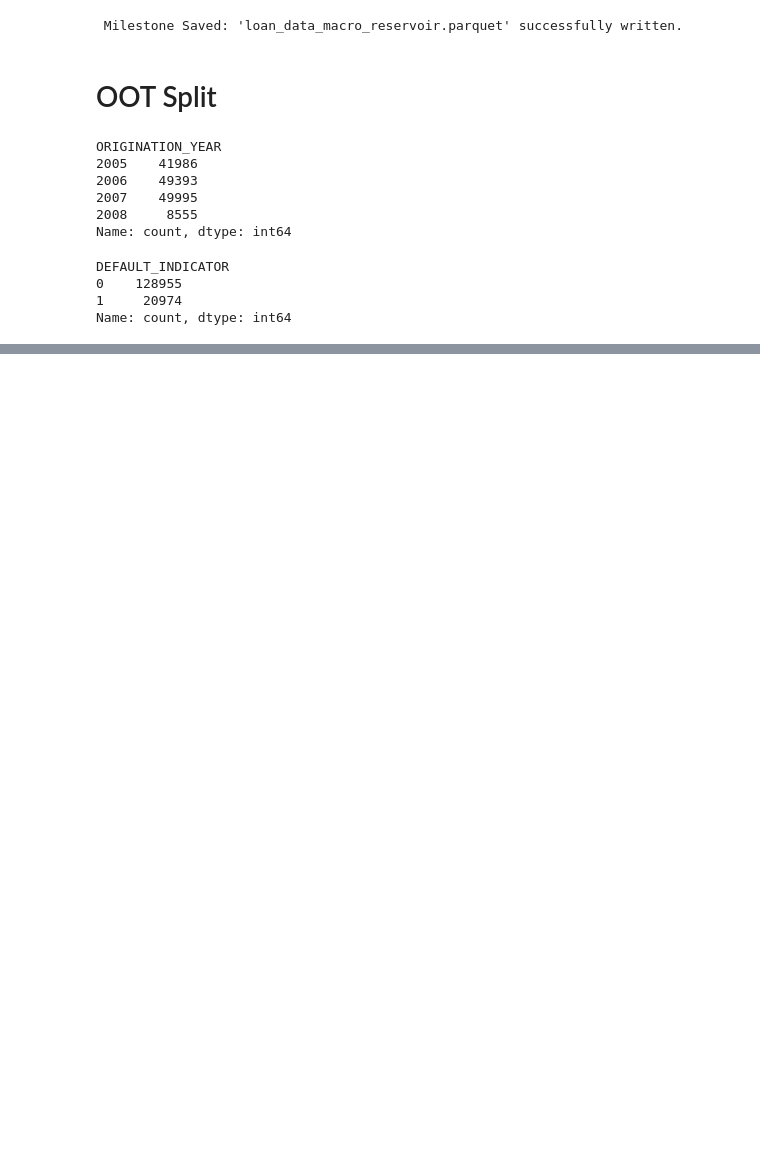
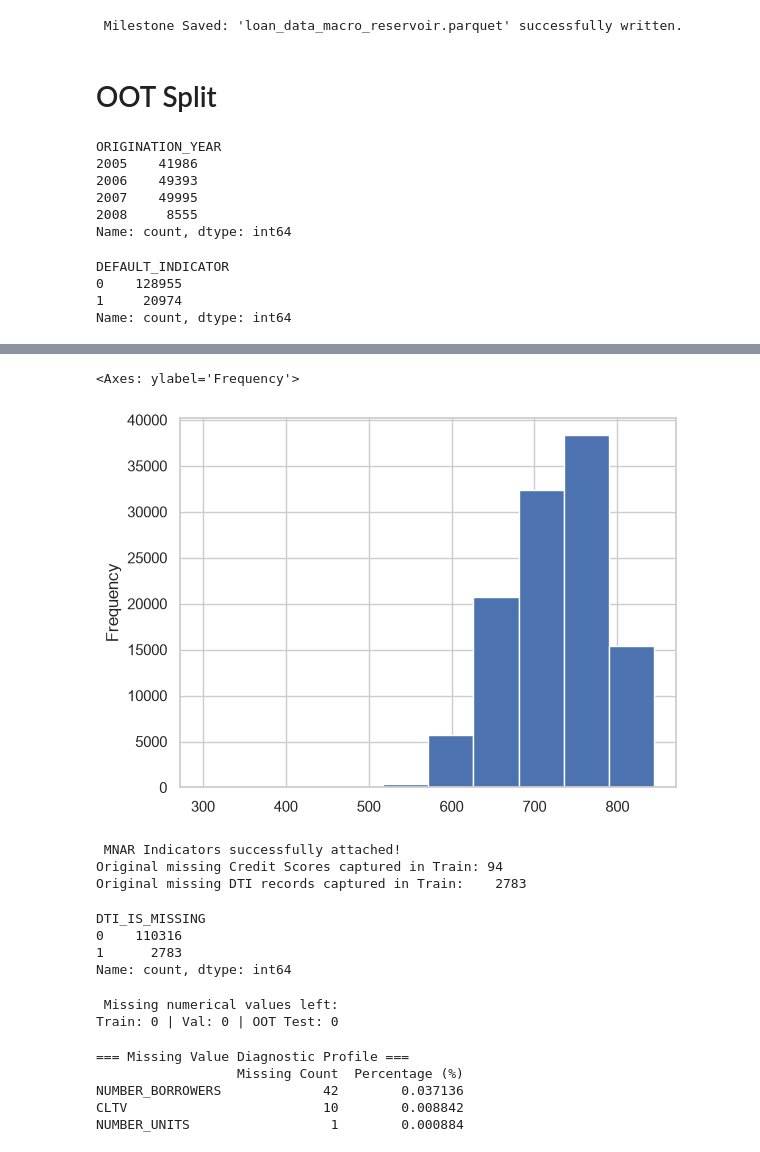
Before and after one commit to Gautam0211/Credit-Risk-Stress-Testing-Under-Macro-Conditions-of-2008-Global-Recession, a Jupyter notebook: Notebooks/EDA and Data Preprocessing.ipynb, the cells around one changed output, grey strips where cells are left out. Saved outputs shown, nothing was run; the diff lists cells and outputs as text; code cells hidden in the pictures; blank space fills up the shorter version.

```diff
--- a/Notebooks/EDA and Data Preprocessing.ipynb
+++ b/Notebooks/EDA and Data Preprocessing.ipynb
@@ -1427,0 +1805,79 @@ Name: count, dtype: int64
+# %%
+X_train.CREDIT_SCORE.plot.hist()
+# %% [output]
+<Axes: ylabel='Frequency'>
+[figure, added]
+# %%
+# 2. Map the true original missingness signatures straight into your current imputed dataframes
+X_train_imp['CREDIT_SCORE_IS_MISSING'] = X_train['CREDIT_SCORE'].isna().astype(int)
+X_val_imp['CREDIT_SCORE_IS_MISSING']   = X_val['CREDIT_SCORE'].isna().astype(int)
+X_test_imp['CREDIT_SCORE_IS_MISSING']  = X_test['CREDIT_SCORE'].isna().astype(int)
+
+X_train_imp['DTI_IS_MISSING'] = X_train['DTI'].isna().astype(int)
+X_val_imp['DTI_IS_MISSING']   = X_val['DTI'].isna().astype(int)
+X_test_imp['DTI_IS_MISSING']  = X_test['DTI'].isna().astype(int)
+
+print("\n MNAR Indicators successfully attached!")
+print(f"Original missing Credit Scores captured in Train: {X_train_imp['CREDIT_SCORE_IS_MISSING'].sum()}")
+print(f"Original missing DTI records captured in Train:    {X_train_imp['DTI_IS_MISSING'].sum()}")
+# %% [output]
+ MNAR Indicators successfully attached!
+Original missing Credit Scores captured in Train: 94
+Original missing DTI records captured in Train:    2783
+# %%
+X_train_imp.DTI_IS_MISSING.value_counts()
+# %% [output]
+DTI_IS_MISSING
+0    110316
+1      2783
+Name: count, dtype: int64
+# %%
+from sklearn.impute import KNNImputer, SimpleImputer
+from sklearn.preprocessing import StandardScaler
+
+
+# 2. DTI: Isolate the financial features needed for KNN distance math
+knn_features = ['DTI', 'CREDIT_SCORE', 'ORIGINAL_UPB', 'LTV', 'ORIGINAL_INTEREST_RATE']
+
+# 3. Temporarily Standardize features ONLY to calculate accurate KNN distances
+scaler = StandardScaler()
+X_train_knn_scaled = scaler.fit_transform(X_train_imp[knn_features])
+X_val_knn_scaled   = scaler.transform(X_val_imp[knn_features])
+X_test_knn_scaled  = scaler.transform(X_test_imp[knn_features])
+
+# 4. Fit the KNN Imputer on the clean, scaled training features
+knn_imputer = KNNImputer(n_neighbors=5)
+X_train_imputed_knn_scaled = knn_imputer.fit_transform(X_train_knn_scaled)
+X_val_imputed_knn_scaled   = knn_imputer.transform(X_val_knn_scaled)
+X_test_imputed_knn_scaled  = knn_imputer.transform(X_test_knn_scaled)
+
+# 5. Inverse-transform back to the original raw scale
+X_train_imp[knn_features] = scaler.inverse_transform(X_train_imputed_knn_scaled)
+X_val_imp[knn_features]   = scaler.inverse_transform(X_val_imputed_knn_scaled)
+X_test_imp[knn_features]  = scaler.inverse_transform(X_test_imputed_knn_scaled)
+
+print(" Missing numerical values left:")
+print(f"Train: {X_train_imp[knn_features].isna().sum().sum()} | Val: {X_val_imp[knn_features].isna().sum().sum()} | OOT Test: {X_test_imp[knn_features].isna().sum().sum()}")
+# %% [output]
+ Missing numerical values left:
+Train: 0 | Val: 0 | OOT Test: 0
+# %%
+# 1. Calculate missing counts and percentages
+missing_counts = X_train_imp.isna().sum()
+missing_pct = (X_train_imp.isna().sum() / len(X_train)) * 100
+
+# 2. Combine into a scannable summary table
+missing_summary = pd.DataFrame({
+    'Missing Count': missing_counts,
+    'Percentage (%)': missing_pct
+}).sort_values(by='Missing Count', ascending=False)
+
+# 3. Display only the columns that actually have missing values
+print("=== Missing Value Diagnostic Profile ===")
+print(missing_summary[missing_summary['Missing Count'] > 0])
+# %% [output]
+=== Missing Value Diagnostic Profile ===
+                  Missing Count  Percentage (%)
+NUMBER_BORROWERS             42        0.037136
+CLTV                         10        0.008842
+NUMBER_UNITS                  1        0.000884
```
Also changed, not shown: parts of 44 cells of this notebook, 1 other file.
